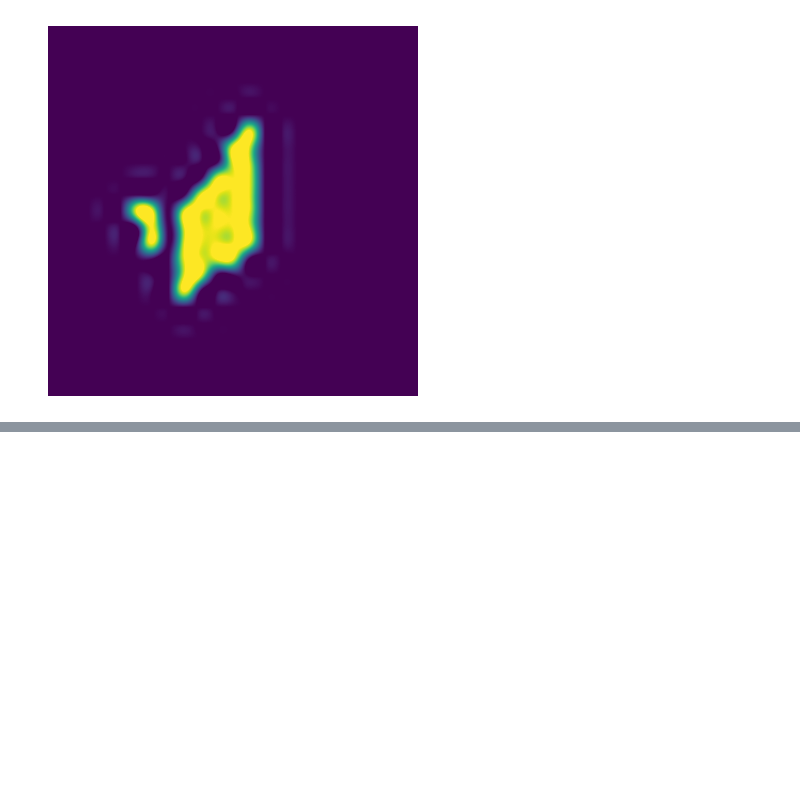
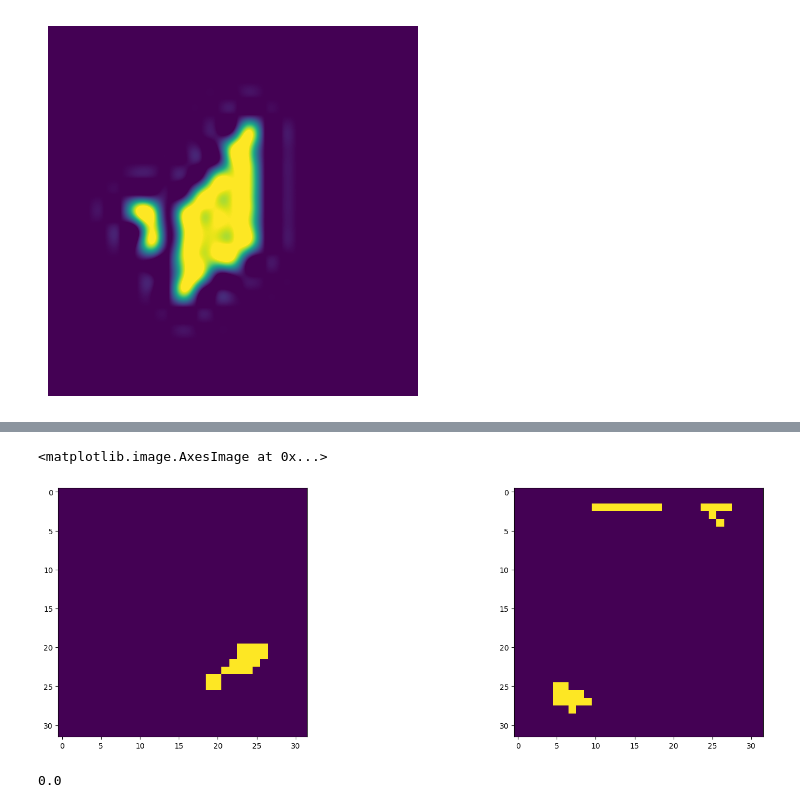
Before and after one commit to tetaud-sebastien/solafune-solar-panel-detection, a Jupyter notebook: Notebooks/explore.ipynb, the cells around one changed output, grey strips where cells are left out. Saved outputs shown, nothing was run; the diff lists cells and outputs as text; code cells hidden in the pictures; blank space fills up the shorter version.

Commit message:
update for correct f1 score

```diff
--- a/Notebooks/explore.ipynb
+++ b/Notebooks/explore.ipynb
@@ -329,0 +352,21 @@ image.shape
+# %%
+import torch
+
+seg_targets = torch.load("seg_targets")
+seg_preds = torch.load("seg_preds")
+# %%
+seg_targets.shape
+
+seg_targets = seg_targets.detach().cpu().numpy()
+seg_preds = seg_preds.detach().cpu().numpy()
+# %%
+threshold = 0.5
+binary_predictions = (seg_preds[0,0,:,:] > threshold).astype(np.uint8)
+fig = plt.figure(figsize=(20,6))
+ax1 = fig.add_subplot(1,2,1)
+ax1.imshow(seg_targets[0,:,:])
+ax1 = fig.add_subplot(1,2,2)
+ax1.imshow(binary_predictions)
+# %% [output]
+<matplotlib.image.AxesImage at 0x...>
+[figure, added]
@@ -329,0 +379,4 @@ image.shape
+# %%
+f1_score(y_true,y_pred)
+# %% [output]
+0.0
```
Also changed, not shown: parts of 10 cells of this notebook, 4 other files.
